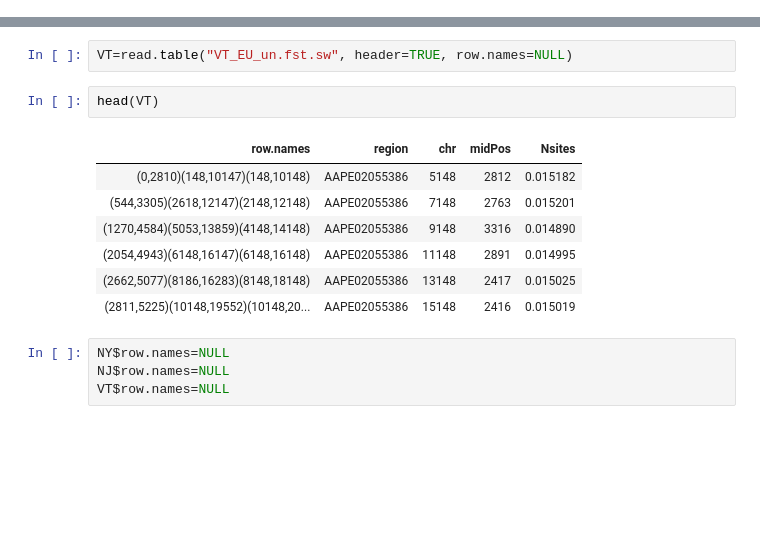
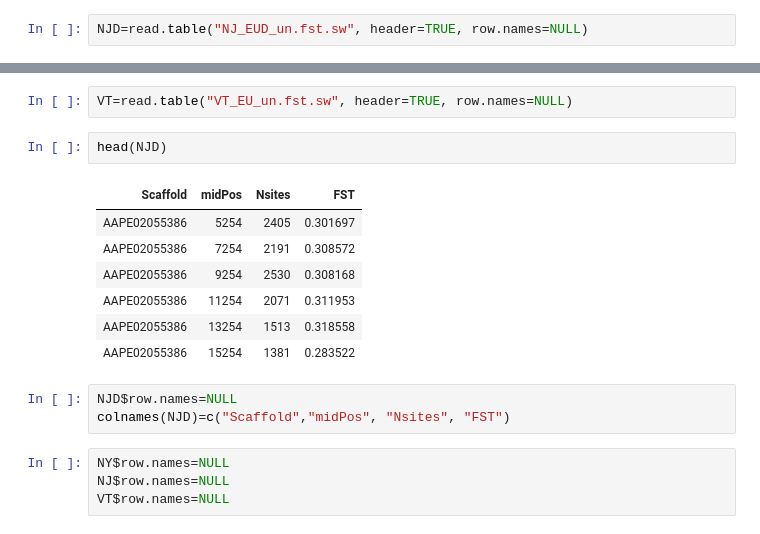
Before and after one commit to sagw/WNS_WGS, a Jupyter notebook: All_FST_plots.ipynb, the cells around one changed output, grey strips where cells are left out. Drawn from its saved outputs; the diff is of its cells as text; blank space fills up the shorter version.

```diff
--- a/All_FST_plots.ipynb
+++ b/All_FST_plots.ipynb
@@ -7,20 +7,25 @@ Loading required package: data.table
 Loading required package: ggplot2
 # %%
 NJ=read.table("NJ_EU_un.fst.sw", header=TRUE, row.names=NULL)
+# %%
+NJD=read.table("NJ_EUD_un.fst.sw", header=TRUE, row.names=NULL)
 # %%
 NY=read.table("NY_EU_un.fst.sw", header=TRUE, row.names=NULL)
 # %%
 VT=read.table("VT_EU_un.fst.sw", header=TRUE, row.names=NULL)
 # %%
-head(VT)
+head(NJD)
 # %% [output]
-| row.names | region | chr | midPos | Nsites |
-| (0,2810)(148,10147)(148,10148) | AAPE02055386 | 5148 | 2812 | 0.015182 |
-| (544,3305)(2618,12147)(2148,12148) | AAPE02055386 | 7148 | 2763 | 0.015201 |
-| (1270,4584)(5053,13859)(4148,14148) | AAPE02055386 | 9148 | 3316 | 0.014890 |
-| (2054,4943)(6148,16147)(6148,16148) | AAPE02055386 | 11148 | 2891 | 0.014995 |
-| (2662,5077)(8186,16283)(8148,18148) | AAPE02055386 | 13148 | 2417 | 0.015025 |
-| (2811,5225)(10148,19552)(10148,20... | AAPE02055386 | 15148 | 2416 | 0.015019 |
+| Scaffold | midPos | Nsites | FST |
+| AAPE02055386 | 5254 | 2405 | 0.301697 |
+| AAPE02055386 | 7254 | 2191 | 0.308572 |
+| AAPE02055386 | 9254 | 2530 | 0.308168 |
+| AAPE02055386 | 11254 | 2071 | 0.311953 |
+| AAPE02055386 | 13254 | 1513 | 0.318558 |
+| AAPE02055386 | 15254 | 1381 | 0.283522 |
+# %%
+NJD$row.names=NULL
+colnames(NJD)=c("Scaffold","midPos", "Nsites", "FST")
 # %%
 NY$row.names=NULL
 NJ$row.names=NULL
```
Also changed, not shown: parts of 11 cells of this notebook, 2 other files.
